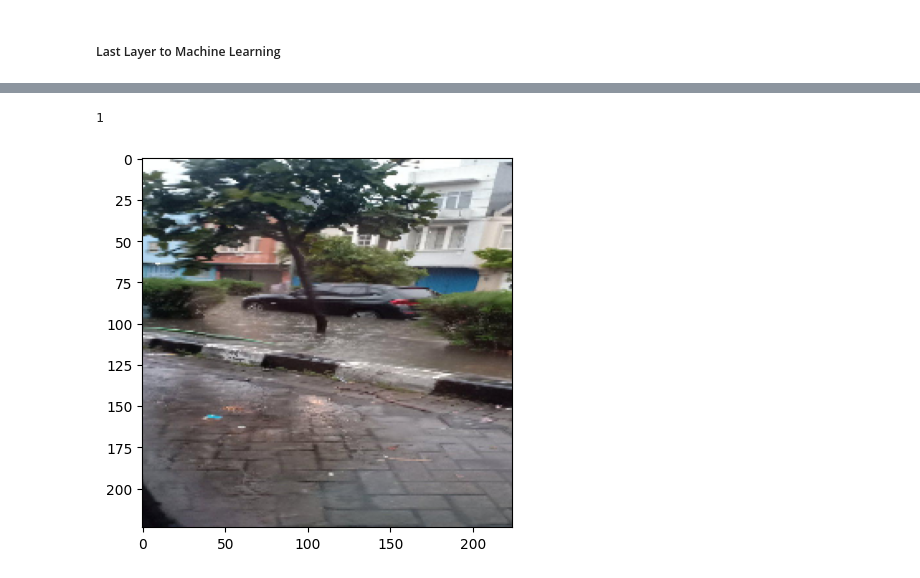
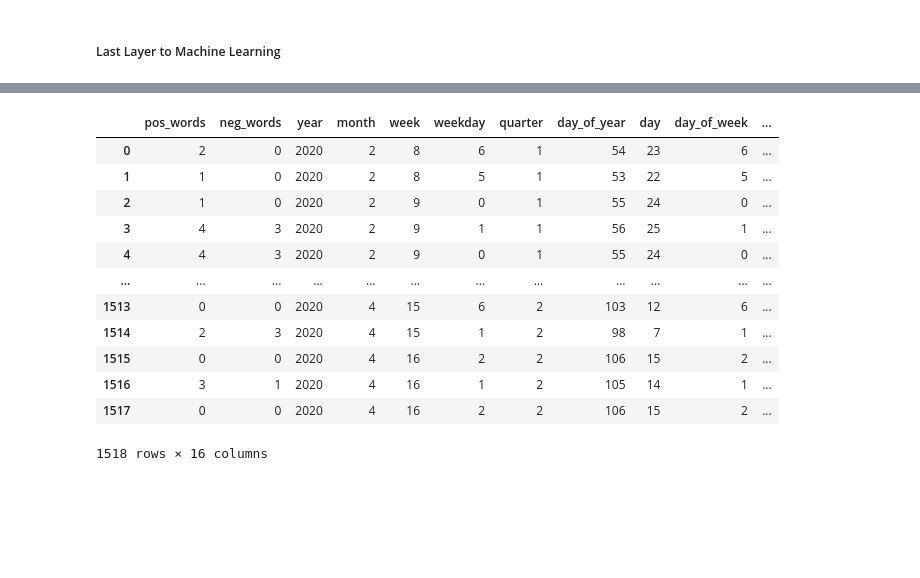
Before and after one commit to eryawww/ristek_datathon, a Jupyter notebook: model.ipynb, the cells around one changed output, grey strips where cells are left out. Cells and saved outputs as stored; diff of their text form; code cells hidden in the pictures; blank space fills up the shorter version.

```diff
--- a/model.ipynb
+++ b/model.ipynb
@@ -639,7 +861,16 @@ pred = [np.argmax(x) for x in model.predict(img_arr)]
-# %%
-index = random.randint(0, len(img_arr))
-plt.imshow(img_arr[index])
-pred[index]
-# %% [output]
-1
-[figure, removed]
+# %%
+img_feature = pd.read_csv('')
+# %% [output]
+|  | pos_words | neg_words | year | month | week | weekday | quarter | day_of_year | day | day_of_week | ... |
+| 0 | 2 | 0 | 2020 | 2 | 8 | 6 | 1 | 54 | 23 | 6 | ... |
+| 1 | 1 | 0 | 2020 | 2 | 8 | 5 | 1 | 53 | 22 | 5 | ... |
+| 2 | 1 | 0 | 2020 | 2 | 9 | 0 | 1 | 55 | 24 | 0 | ... |
+| 3 | 4 | 3 | 2020 | 2 | 9 | 1 | 1 | 56 | 25 | 1 | ... |
+| 4 | 4 | 3 | 2020 | 2 | 9 | 0 | 1 | 55 | 24 | 0 | ... |
+| ... | ... | ... | ... | ... | ... | ... | ... | ... | ... | ... | ... |
+| 1513 | 0 | 0 | 2020 | 4 | 15 | 6 | 2 | 103 | 12 | 6 | ... |
+| 1514 | 2 | 3 | 2020 | 4 | 15 | 1 | 2 | 98 | 7 | 1 | ... |
+| 1515 | 0 | 0 | 2020 | 4 | 16 | 2 | 2 | 106 | 15 | 2 | ... |
+| 1516 | 3 | 1 | 2020 | 4 | 16 | 1 | 2 | 105 | 14 | 1 | ... |
+| 1517 | 0 | 0 | 2020 | 4 | 16 | 2 | 2 | 106 | 15 | 2 | ... |
+1518 rows × 16 columns
```
Also changed, not shown: parts of 40 cells of this notebook, 2 other files.
